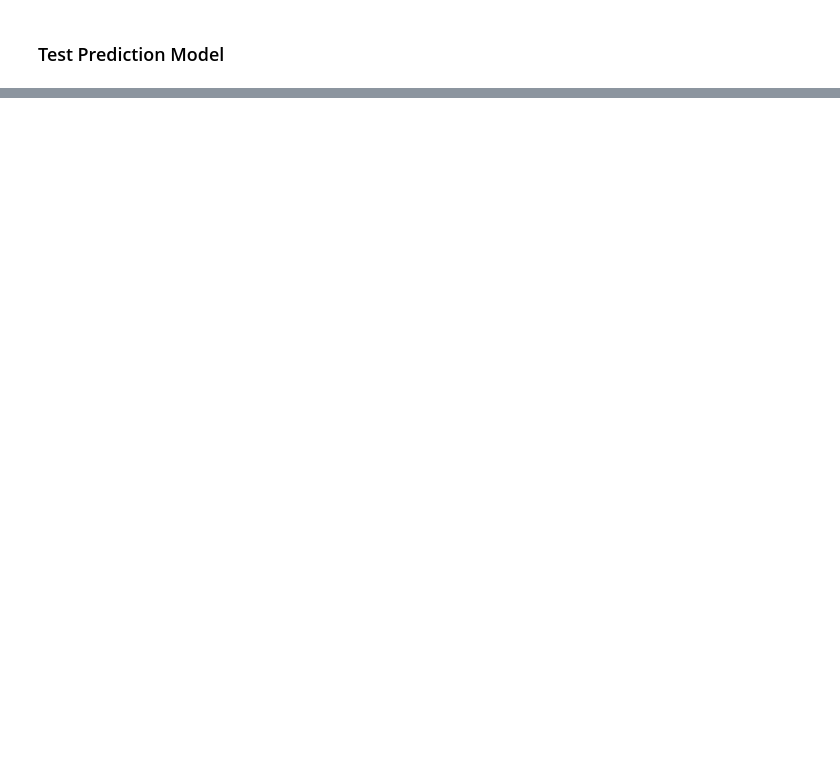
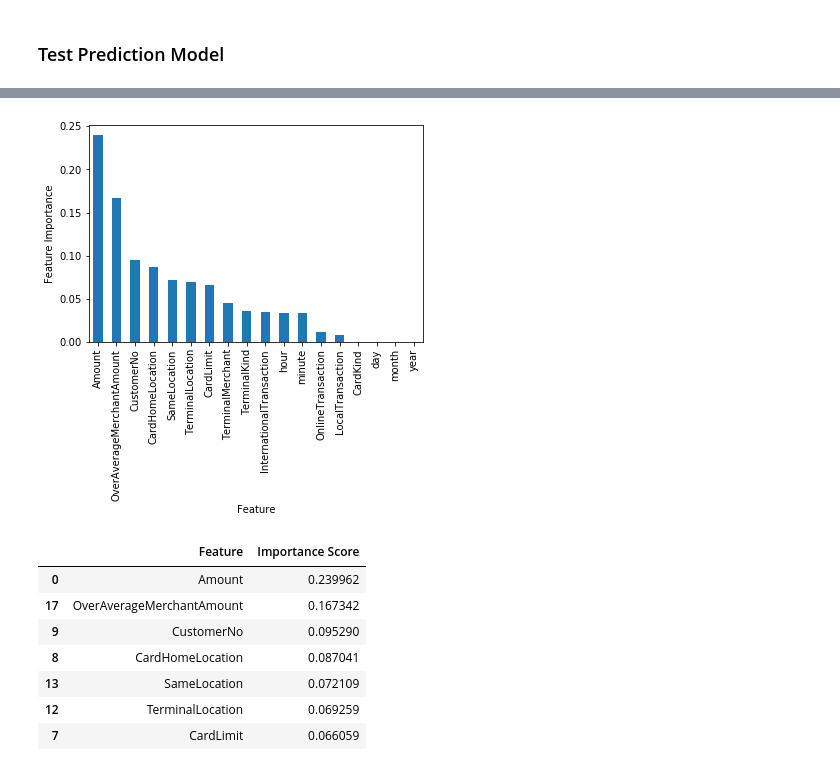
Before and after one commit to onuralpyigit/CreditCardFraudDetection, a Jupyter notebook: src/main/python/Task3.ipynb, the cells around one changed output, grey strips where cells are left out. Drawn from its saved outputs; the diff is of its cells as text; code cells hidden in the pictures; blank space fills up the shorter version.

```diff
--- a/src/main/python/Task3.ipynb
+++ b/src/main/python/Task3.ipynb
@@ -176,0 +224,35 @@ False Negatives (FN) = 41 (Type2 error)
+# %%
+X = balanced_transaction_data.drop(['Class', 'DateTime'], axis=1)
+y = balanced_transaction_data['Class']
+
+feature_list = list(X)
+
+feature_model = ExtraTreesClassifier()
+feature_model = feature_model.fit(X, y)
+
+feat_imp = pd.Series(feature_model.feature_importances_, feature_list).sort_values(ascending=False)
+feat_imp.plot(kind='bar')
+plt.xlabel('Feature')
+plt.ylabel('Feature Importance')
+plt.show()
+
+feature_selection_data = pd.DataFrame(
+    {'Feature': feature_list,
+     'Importance Score': feature_model.feature_importances_
+    })
+
+feature_selection_model = SelectFromModel(feature_model, prefit=True)
+X_transformed = feature_selection_model.transform(X)
+
+selected_features = feature_selection_data.sort_values(by='Importance Score', ascending=False)
+selected_features.head(X_transformed.shape[1])
+# %% [output]
+[figure, added]
+|  | Feature | Importance Score |
+| 0 | Amount | 0.239962 |
+| 17 | OverAverageMerchantAmount | 0.167342 |
+| 9 | CustomerNo | 0.095290 |
+| 8 | CardHomeLocation | 0.087041 |
+| 13 | SameLocation | 0.072109 |
+| 12 | TerminalLocation | 0.069259 |
+| 7 | CardLimit | 0.066059 |
```
Also changed, not shown: parts of 12 cells of this notebook, 1 other file.
